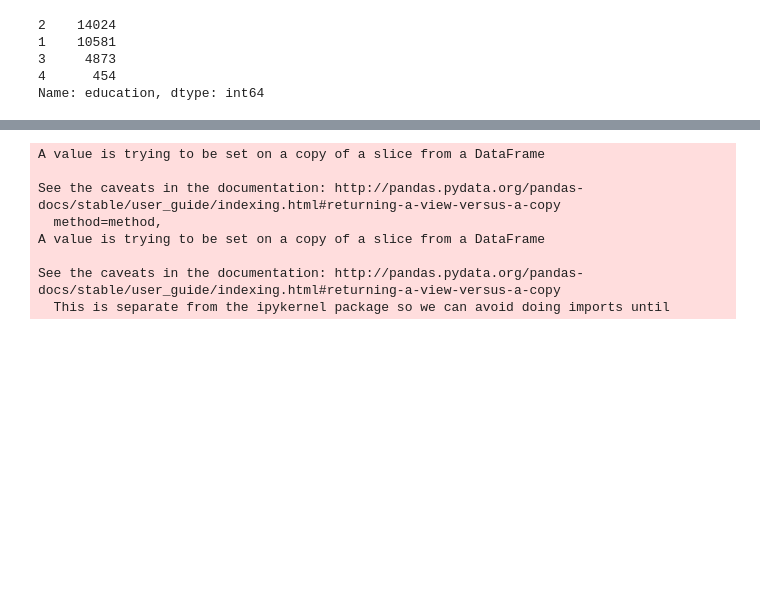
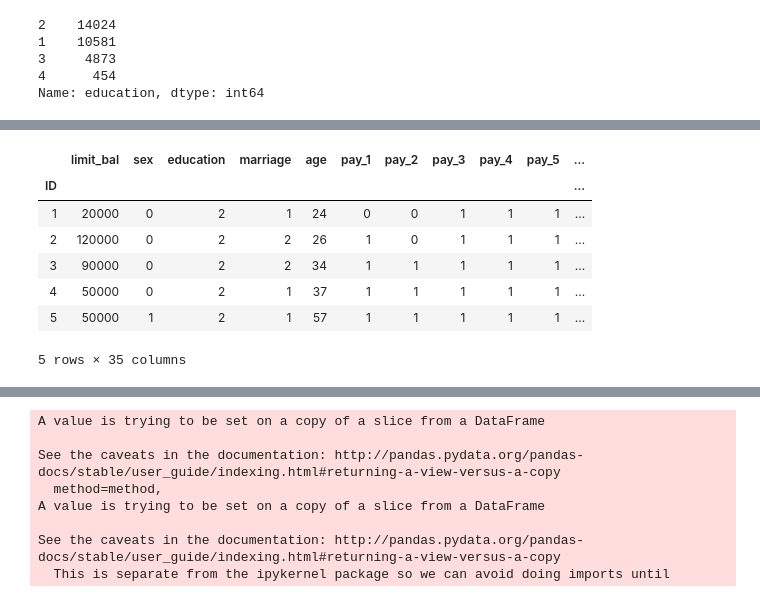
Before and after one commit to tinacliu/mod5_project, a Jupyter notebook: mo_notebook.ipynb, the cells around one changed output, grey strips where cells are left out. Cells and saved outputs as stored; diff of their text form; code cells hidden in the pictures; blank space fills up the shorter version.

```diff
--- a/mo_notebook.ipynb
+++ b/mo_notebook.ipynb
@@ -209,3 +221,19 @@ for i in range(1,7):
+# %%
+# calculate payment as a % of prev months balance
+df_1 = df.copy()
+for i in range(1,6):
+    df_1[f'pay%_{i}'] = df_1[f'pay_amt{i}'] / df_1[f'bill_amt{i+1}']
+# %%
+df_1.head()
+# %% [output]
+|  | limit_bal | sex | education | marriage | age | pay_1 | pay_2 | pay_3 | pay_4 | pay_5 | ... |
+| ID |  |  |  |  |  |  |  |  |  |  | ... |
+| 1 | 20000 | 0 | 2 | 1 | 24 | 0 | 0 | 1 | 1 | 1 | ... |
+| 2 | 120000 | 0 | 2 | 2 | 26 | 1 | 0 | 1 | 1 | 1 | ... |
+| 3 | 90000 | 0 | 2 | 2 | 34 | 1 | 1 | 1 | 1 | 1 | ... |
+| 4 | 50000 | 0 | 2 | 1 | 37 | 1 | 1 | 1 | 1 | 1 | ... |
+| 5 | 50000 | 1 | 2 | 1 | 57 | 1 | 1 | 1 | 1 | 1 | ... |
+5 rows × 35 columns
 # %%
 df.head()
 # %% [output]
```
Also changed, not shown: parts of 11 cells of this notebook.
